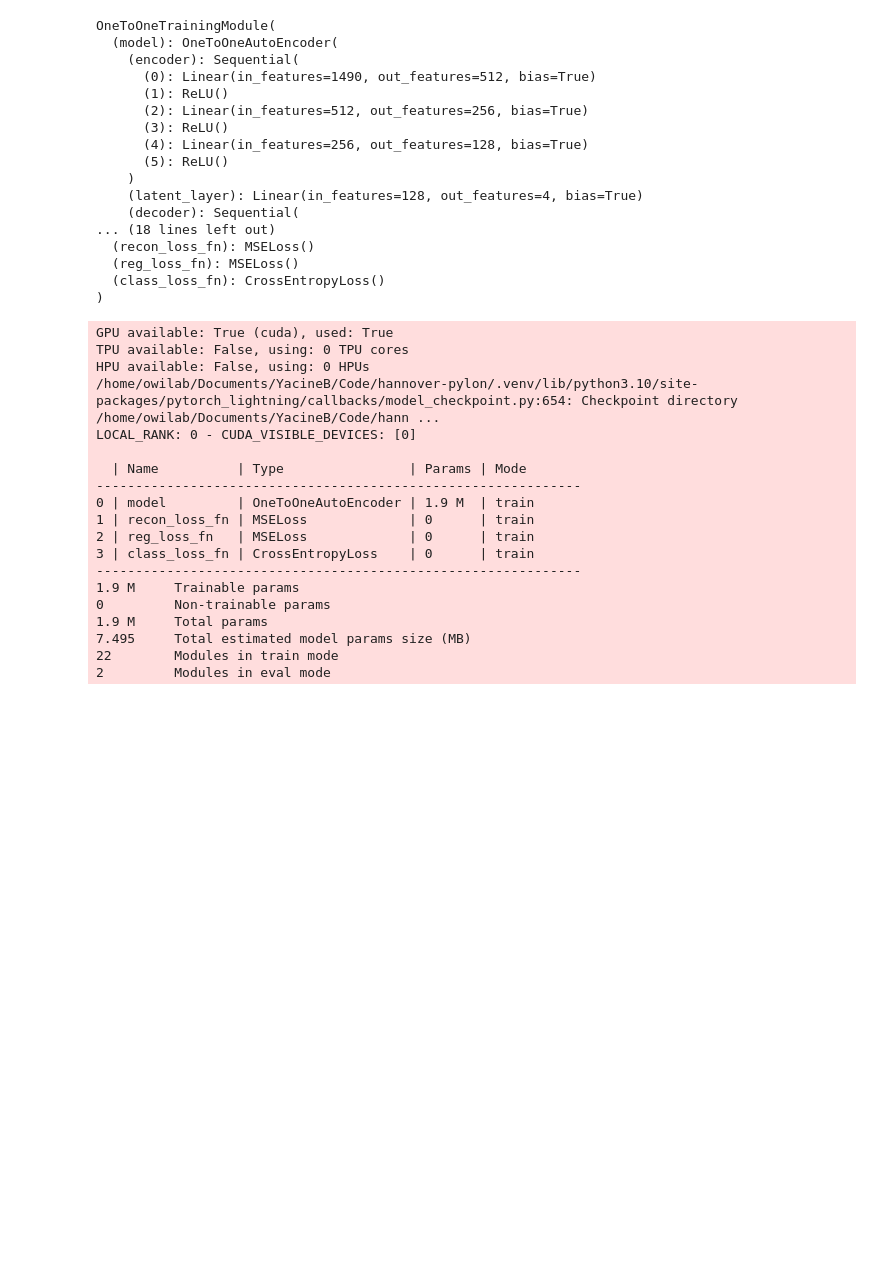
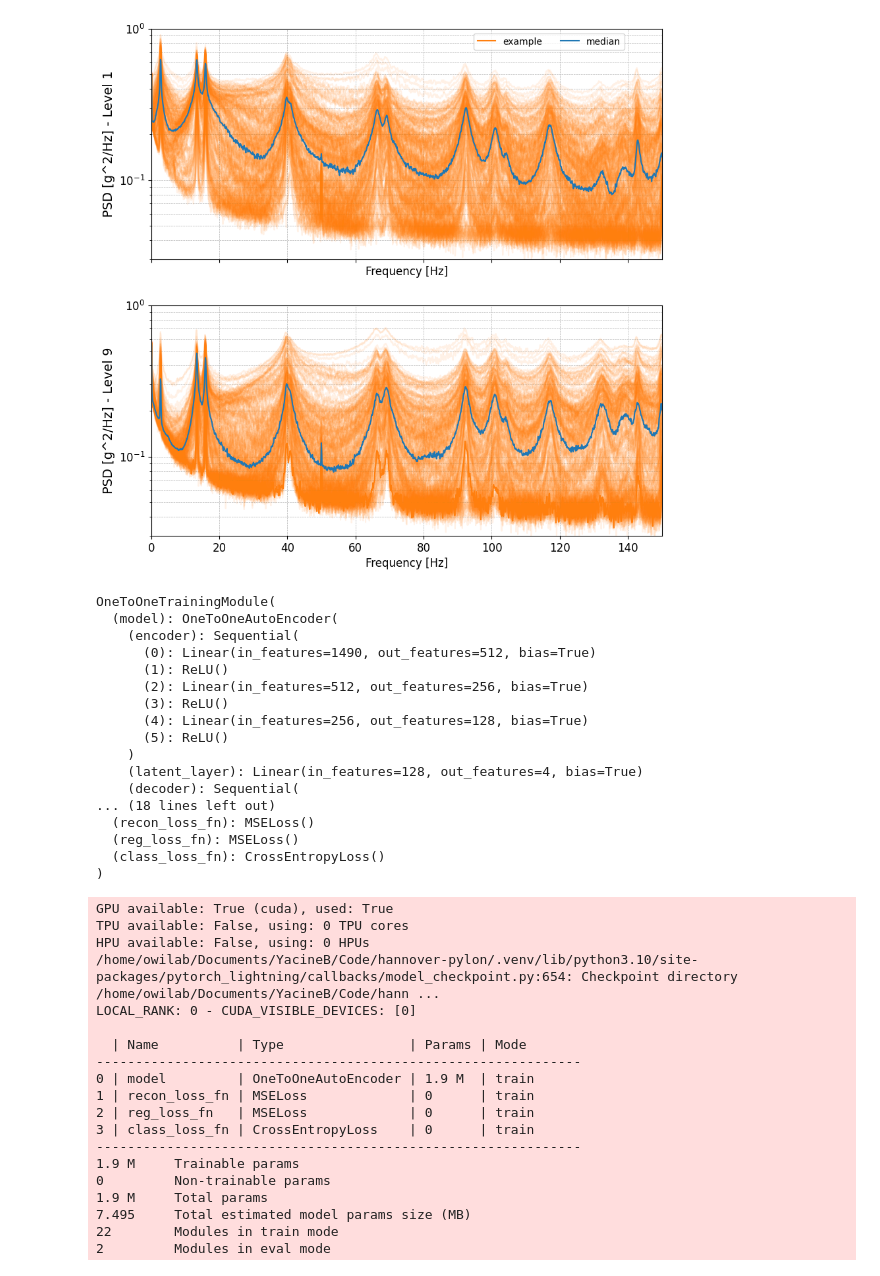
Before and after one commit to YacineBelHadj/hannover-pylon-psd, a Jupyter notebook: hannover_pylon/modelling/finalexp/one_to_one conditioned_enc.ipynb, the cells around one changed output. Drawn from its saved outputs; the diff is of its cells as text; code cells hidden in the pictures; blank space fills up the shorter version.

```diff
--- a/hannover_pylon/modelling/finalexp/one_to_one conditioned_enc.ipynb
+++ b/hannover_pylon/modelling/finalexp/one_to_one conditioned_enc.ipynb
@@ -34,12 +40,74 @@ query_key = f'''
     AND corrupted = 0
     AND sensor = "accel"
 '''
-data_loader = dm.PSDDataModule(db_path= db_path,table_name='data', columns=columns,transform_func=transform_func, query_key=query_key, batch_size=128, return_dict=True, cached=True,num_workers=16)
+data_loader = dm.PSDDataModule(db_path= db_path,table_name='data', columns=columns,transform_func=transform_func, query_key=query_key, batch_size=4096, return_dict=True, cached=True,num_workers=16)
 # %%
 data_loader.setup()
 # %%
 for batch in data_loader.train_dataloader():
     break
+# %%
+import numpy as np
+import matplotlib.pyplot as plt
+import matplotlib
+
+def plot_psd_for_levels(ax, levels, direction):
+    indices = np.where(
+        (batch['level'] == levels) & (np.array(batch['direction']) == direction)
+    )[0]
+    psd_selected = batch['psd'][indices]
+
+    # Plot the data with alpha
+    ax.plot(freq_axis[0:1490], psd_selected.T, alpha=0.1, color='tab:orange', label='example')
+    ax.plot(freq_axis[0:1490], np.median(psd_selected, axis=0), color='tab:blue', label='median')
+
+    ax.set_yscale('log')
+    ax.set_xlabel('Frequency [Hz]', fontsize=12)
+    ax.set_ylabel(f'PSD [g^2/Hz] - Level {levels}', fontsize=14)
+    ax.set_xmargin(0)
+    ax.grid(True, which='both', linestyle='--', linewidth=0.5)
+    ax.set_ylim(3e-2, 1)
+    # increase the font size of the ticks
+    ax.tick_params(axis='both', which='major', labelsize=12)
+    # No ax.legend() call here so that we can build a single figure-level legend.
+
+# Create subplots
+fig, axes = plt.subplots(2, 1, figsize=(10, 10), sharex=True)
+
+# Plot PSD for level 1 and direction 'y'
+plot_psd_for_levels(axes[0], 1, 'y')
+
+# Plot PSD for level 9 and direction 'y'
+plot_psd_for_levels(axes[1], 9, 'y')
+
+# Collect handles/labels from both subplots
+handles, labels = [], []
+for ax in axes:
+    h, l = ax.get_legend_handles_labels()
+    handles.extend(h)
+    labels.extend(l)
+
+# Remove duplicates by making a dictionary keyed on the label
+by_label = dict(zip(labels, handles))
+
+# Optionally remove alpha from the legend lines so they appear opaque
+for handle in by_label.values():
+    if isinstance(handle, matplotlib.lines.Line2D):
+        handle.set_alpha(1.0)
+
+# Create a single legend for the entire figure
+# Adjust 'loc' and/or 'bbox_to_anchor' to position the legend where you want it
+fig.legend(
+    by_label.values(),
+    by_label.keys(),
+    ncol=2,
+    loc='upper right',
+    bbox_to_anchor=(0.85, 0.88),
+)
+
+plt.show()
+# %% [output]
+[figure, added]
 # %%
 import torch
 import torch.nn as nn
```
Also changed, not shown: parts of 2 cells of this notebook, 1 other file.
